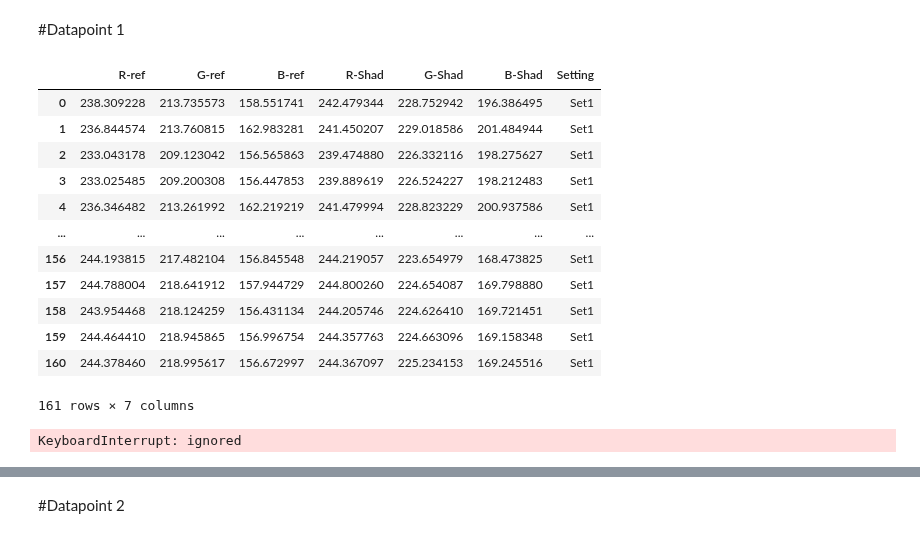
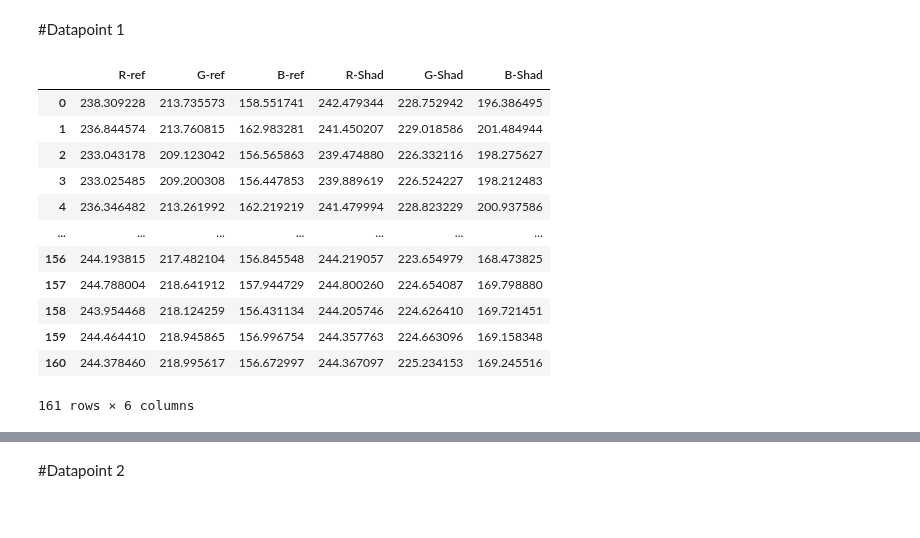
Before and after one commit to waraporn19/Project_2021_matchingcolor, a Jupyter notebook: newB1.ipynb, the cells around one changed output, grey strips where cells are left out. Saved outputs shown, nothing was run; the diff lists cells and outputs as text; code cells hidden in the pictures.

```diff
--- a/newB1.ipynb
+++ b/newB1.ipynb
@@ -333,22 +333,21 @@ for img in A1_set1['Img']:
 # %%
 cols=['R-ref', 'G-ref' , 'B-ref', 'R-Shad', 'G-Shad', 'B-Shad']
 t1=pd.DataFrame(data_1R,columns=cols)
-t1['Setting']='Set1'
 t1
 # %% [output]
-|  | R-ref | G-ref | B-ref | R-Shad | G-Shad | B-Shad | Setting |
-| 0 | 238.309228 | 213.735573 | 158.551741 | 242.479344 | 228.752942 | 196.386495 | Set1 |
-| 1 | 236.844574 | 213.760815 | 162.983281 | 241.450207 | 229.018586 | 201.484944 | Set1 |
-| 2 | 233.043178 | 209.123042 | 156.565863 | 239.474880 | 226.332116 | 198.275627 | Set1 |
-| 3 | 233.025485 | 209.200308 | 156.447853 | 239.889619 | 226.524227 | 198.212483 | Set1 |
-| 4 | 236.346482 | 213.261992 | 162.219219 | 241.479994 | 228.823229 | 200.937586 | Set1 |
-| ... | ... | ... | ... | ... | ... | ... | ... |
-| 156 | 244.193815 | 217.482104 | 156.845548 | 244.219057 | 223.654979 | 168.473825 | Set1 |
-| 157 | 244.788004 | 218.641912 | 157.944729 | 244.800260 | 224.654087 | 169.798880 | Set1 |
-| 158 | 243.954468 | 218.124259 | 156.431134 | 244.205746 | 224.626410 | 169.721451 | Set1 |
-| 159 | 244.464410 | 218.945865 | 156.996754 | 244.357763 | 224.663096 | 169.158348 | Set1 |
-| 160 | 244.378460 | 218.995617 | 156.672997 | 244.367097 | 225.234153 | 169.245516 | Set1 |
+|  | R-ref | G-ref | B-ref | R-Shad | G-Shad | B-Shad |
+| 0 | 238.309228 | 213.735573 | 158.551741 | 242.479344 | 228.752942 | 196.386495 |
+| 1 | 236.844574 | 213.760815 | 162.983281 | 241.450207 | 229.018586 | 201.484944 |
+| 2 | 233.043178 | 209.123042 | 156.565863 | 239.474880 | 226.332116 | 198.275627 |
+| 3 | 233.025485 | 209.200308 | 156.447853 | 239.889619 | 226.524227 | 198.212483 |
+| 4 | 236.346482 | 213.261992 | 162.219219 | 241.479994 | 228.823229 | 200.937586 |
+| ... | ... | ... | ... | ... | ... | ... |
+| 156 | 244.193815 | 217.482104 | 156.845548 | 244.219057 | 223.654979 | 168.473825 |
+| 157 | 244.788004 | 218.641912 | 157.944729 | 244.800260 | 224.654087 | 169.798880 |
+| 158 | 243.954468 | 218.124259 | 156.431134 | 244.205746 | 224.626410 | 169.721451 |
+| 159 | 244.464410 | 218.945865 | 156.996754 | 244.357763 | 224.663096 | 169.158348 |
+| 160 | 244.378460 | 218.995617 | 156.672997 | 244.367097 | 225.234153 | 169.245516 |
-161 rows × 7 columns
+161 rows × 6 columns
 # %%
 data_1H = list()
 for img in A1_set1['Img']:
@@ -363,23 +362,21 @@ for img in A1_set1['Img']:
   S5refA1_2 = np.reshape(S5meanA1_2,(111*111, 3))
   S5refA1_3 = np.array(S5refA1_1)
   S5refA1_4 = np.array(S5refA1_2)
-  Rref = S5refA1_1[:,0].mean()
-  Gref = S5refA1_1[:,1].mean()
-  Bref = S5refA1_1[:,2].mean()
-  R = S5refA1_2[:,0].mean()
-  G = S5refA1_2[:,1].mean()
-  B = S5refA1_2[:,2].mean()
+  Href = S5refA1_1[:,0].mean()
+  Sref = S5refA1_1[:,1].mean()
+  Vref = S5refA1_1[:,2].mean()
+  H = S5refA1_2[:,0].mean()
+  S = S5refA1_2[:,1].mean()
+  V = S5refA1_2[:,2].mean()
 
   list_total = list()
-  list_total.append(Rref)
-  list_total.append(Gref)
-  list_total.append(Bref)
-  list_total.append(R)
-  list_total.append(G)
-  list_total.append(B)
+  list_total.append(Href)
+  list_total.append(Sref)
+  list_total.append(Vref)
+  list_total.append(H)
+  list_total.append(S)
+  list_total.append(V)
   data_1H.append(list_total)
-# %% [output]
-KeyboardInterrupt: ignored
 # %%
 cols=['H-ref', 'S-ref' , 'V-ref', 'H-Shad', 'S-Shad', 'V-Shad']
 t11=pd.DataFrame(data_1H,columns=cols)
```
Also changed, not shown: parts of 21 cells of this notebook.
